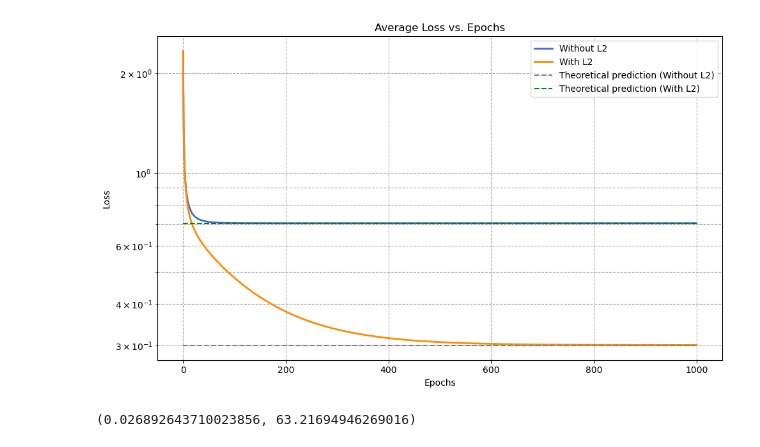
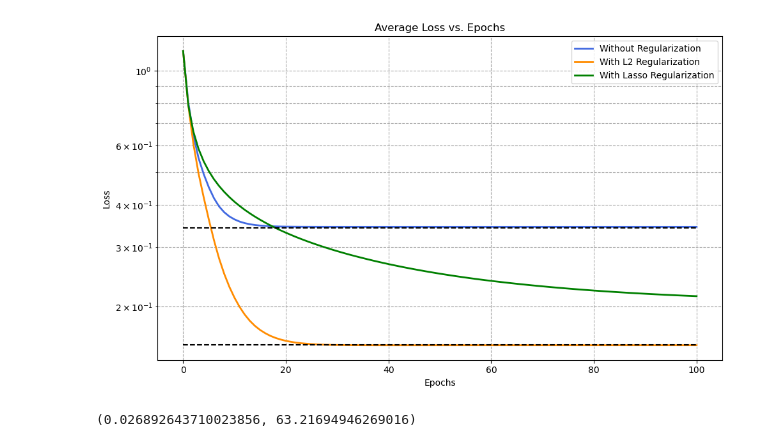
Before and after one commit to Nadav-out/AdamLp, a Jupyter notebook: notebooks/analytics.ipynb, the cells around one changed output. Saved outputs shown, nothing was run; the diff lists cells and outputs as text; code cells hidden in the pictures.

```diff
--- a/notebooks/analytics.ipynb
+++ b/notebooks/analytics.ipynb
@@ -3,6 +3,12 @@ import numpy as np
 import matplotlib.pyplot as plt
 import tqdm
 import torch
+
+
+
+# Set matplotlib to use LaTeX for text rendering
+plt.rcParams['text.usetex'] = True
+plt.rcParams['font.family'] = 'serif'
 # %%
 class CustomOptimizer(torch.optim.Optimizer):
     def __init__(self, params, lr=0.1, WD=0.003):
@@ -122,18 +128,18 @@ Sigma = X.T @ X / (q*n)
 # Define the training loss function (as defined earlier)
 def training_loss_fn(S, T, Sigma):
     difference = S - T
-    loss = difference.T @ Sigma @ difference
+    loss = difference.T @ Sigma @ difference/2
     return loss
 
 # Define the validation loss function
 def validation_loss_fn(S, T):
     difference = S - T
-    return torch.dot(difference, difference)
+    return torch.dot(difference, difference)/2
 
 
 def grad_train(S, T, Sigma):
     difference = S - T
-    grad = 2* Sigma @ difference
+    grad =  Sigma @ difference
     return grad
 
 
@@ -215,20 +440,22 @@ for run in tqdm.trange(num_runs):
 # %%
 # Compute average loss histories over all runs
-avg_loss_history_without_L2 = np.mean(all_loss_history_simple, axis=0)
-avg_loss_history_with_L2 = np.mean(all_loss_history_SGD, axis=0)
+avg_loss_history_no_reg = np.mean(all_loss_history_no_reg, axis=0)
+avg_loss_history_l2_reg = np.mean(all_loss_history_l2_reg, axis=0)
+avg_loss_history_lasso_reg = np.mean(all_loss_history_lasso_reg, axis=0)
 
 # Plot average loss histories
 plt.figure(figsize=(10, 6))
-plt.semilogy(avg_loss_history_without_L2, label='Without L2', color='royalblue', linewidth=2)
-plt.semilogy(avg_loss_history_with_L2, label='With L2', color='darkorange', linewidth=2)
-plt.hlines(1-q, 0, epochs, color='gray', ls='--', label='Theoretical prediction (Without L2)')
-plt.hlines((1-q) * ((Si - T) @ (Si - T)).item(), 0, epochs, color='green', ls='--', label='Theoretical prediction (With L2)')
+plt.semilogy(avg_loss_history_no_reg, label='Without Regularization', color='royalblue', linewidth=2)
+plt.semilogy(avg_loss_history_l2_reg, label='With L2 Regularization', color='darkorange', linewidth=2)
+plt.semilogy(avg_loss_history_lasso_reg, label='With Lasso Regularization', color='green', linewidth=2)
+plt.hlines((1-q)*1.03/2, 0, epochs, color='k', ls='--')
+plt.hlines((1-q) * ((Si - T) @ (Si - T)).item()/2, 0, epochs, color='k', ls='--')
 plt.title('Average Loss vs. Epochs')
 plt.xlabel('Epochs')
 plt.ylabel('Loss')
 plt.legend()
 plt.grid(True, which="both", ls="--", c='0.65')
 plt.tight_layout()
 plt.show()
 # %% [output]
-[figure, old version]
+[figure, new version]
```
Also changed, not shown: parts of 5 cells of this notebook.
